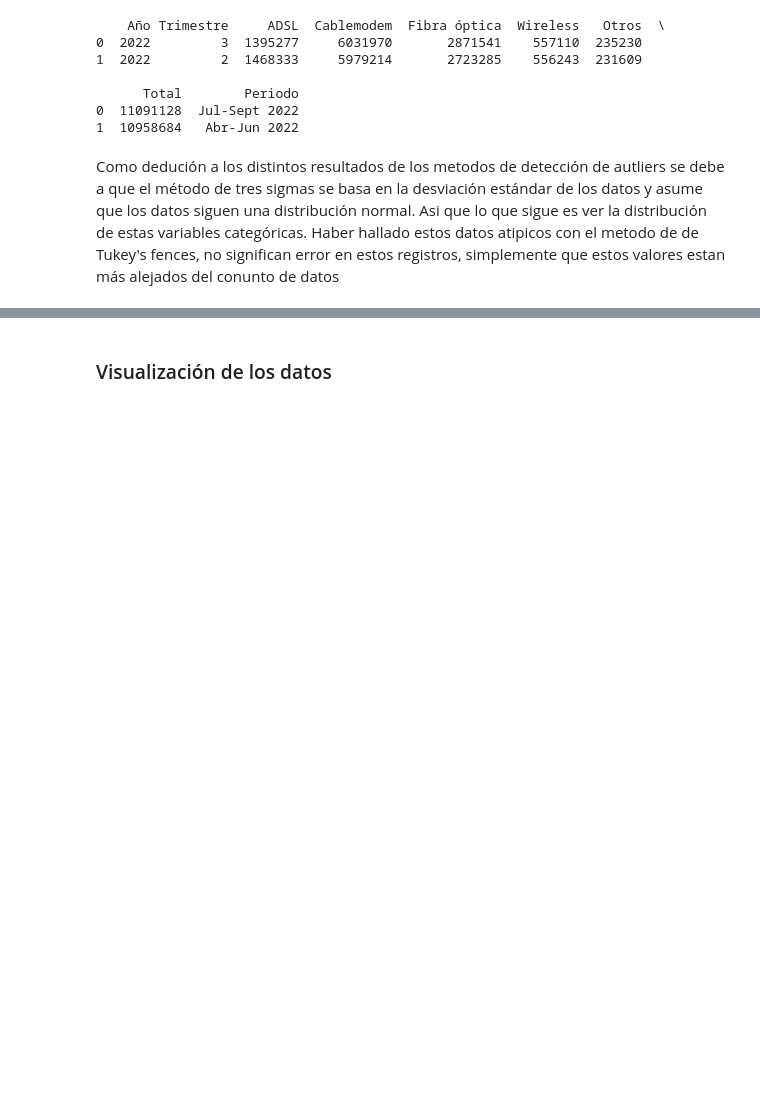
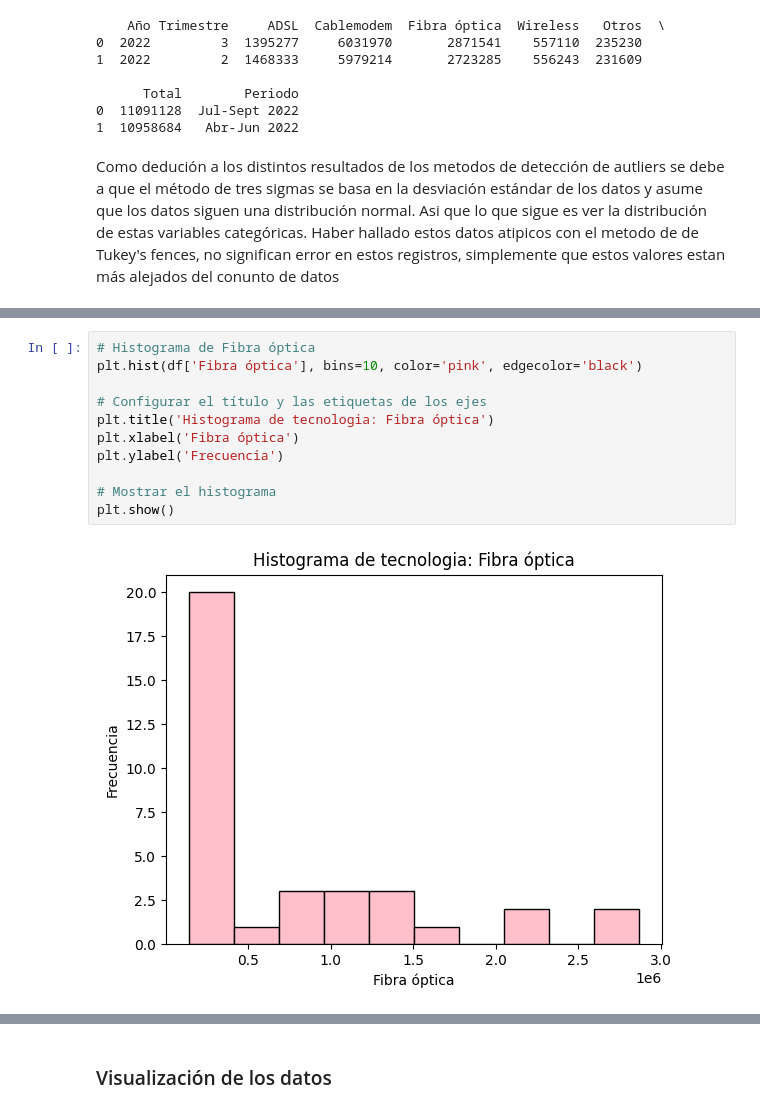
Before and after one commit to melodiromero/telecomunicaciones, a Jupyter notebook: eda/internet_accesosportecnologia.ipynb, the cells around one changed output, grey strips where cells are left out. Saved outputs shown, nothing was run; the diff lists cells and outputs as text; blank space fills up the shorter version.

```diff
--- a/eda/internet_accesosportecnologia.ipynb
+++ b/eda/internet_accesosportecnologia.ipynb
@@ -163,0 +195,13 @@ Haber hallado estos datos atipicos con el metodo de de Tukey's fences, no signif
+# %%
+# Histograma de Fibra óptica
+plt.hist(df['Fibra óptica'], bins=10, color='pink', edgecolor='black')
+
+# Configurar el título y las etiquetas de los ejes
+plt.title('Histograma de tecnologia: Fibra óptica')
+plt.xlabel('Fibra óptica')
+plt.ylabel('Frecuencia')
+
+# Mostrar el histograma
+plt.show()
+# %% [output]
+[figure, added]
```
Also changed, not shown: parts of 9 cells of this notebook, 8 other files.
